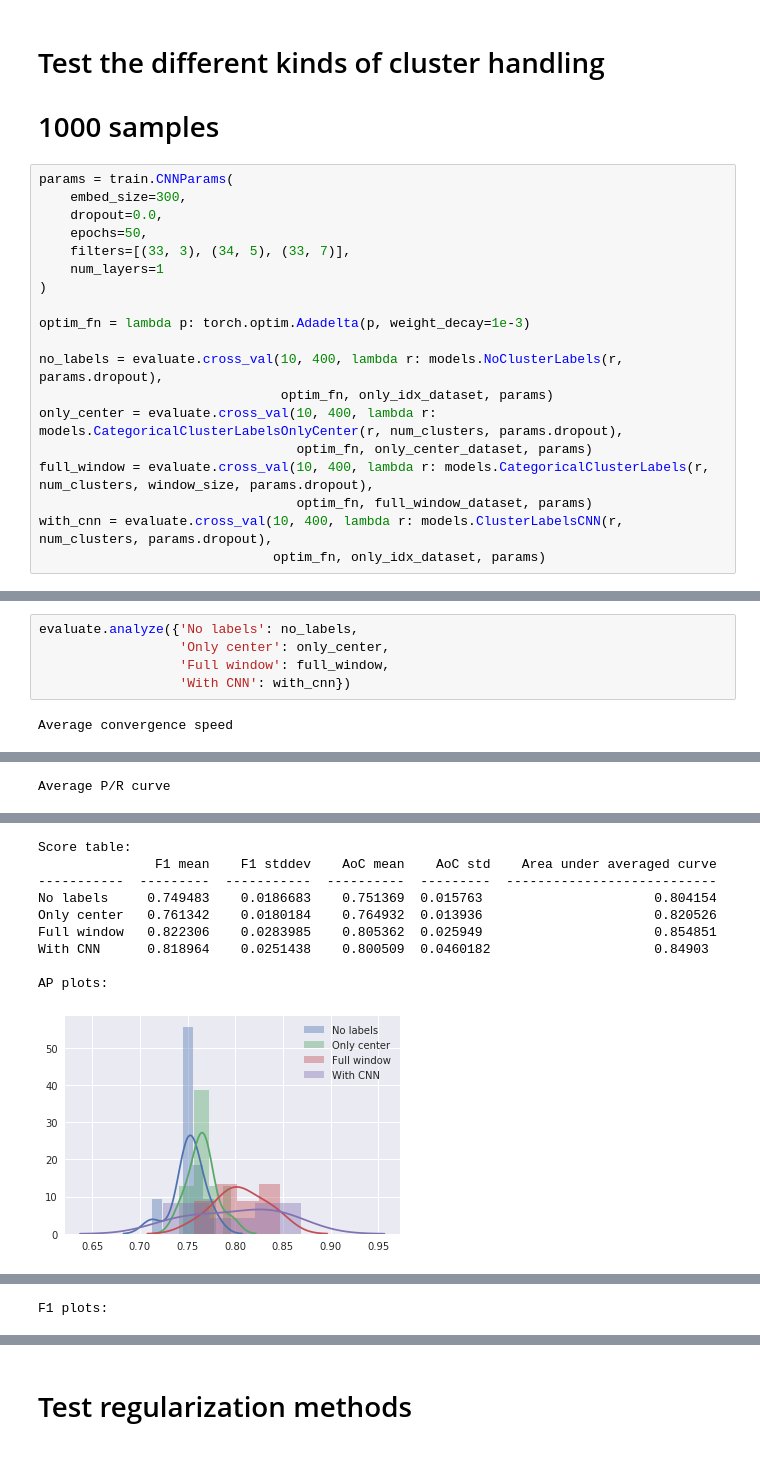
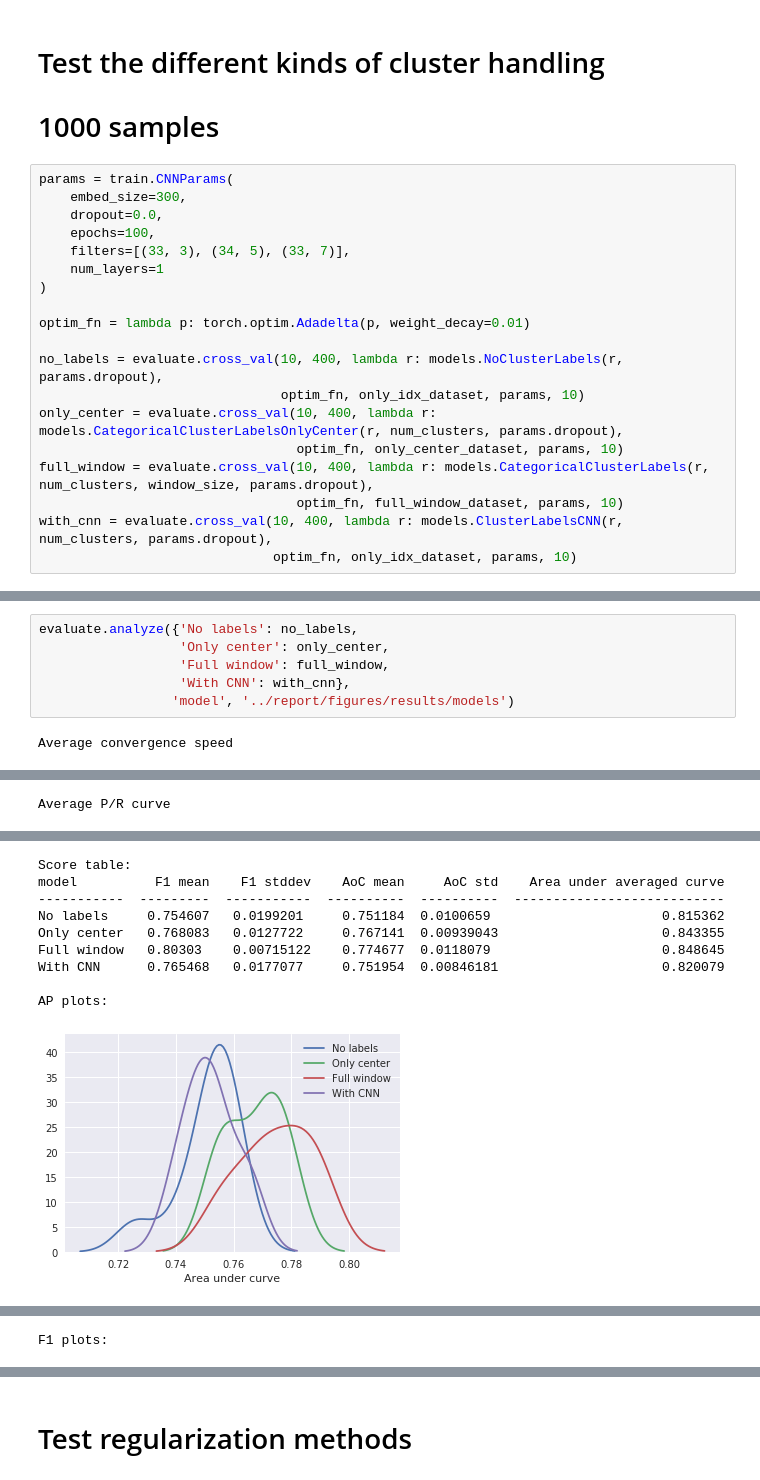
Before and after one commit to maarten990/masterthesis, a Jupyter notebook: experiments.ipynb, the cells around one changed output, grey strips where cells are left out. Drawn from its saved outputs; the diff is of its cells as text.

```diff
--- a/experiments.ipynb
+++ b/experiments.ipynb
@@ -64,18 +64,18 @@ Retrieved 584 positive samples, 28169 negative samples.
 params = train.CNNParams(
     embed_size=300,
     dropout=0.0,
-    epochs=50,
+    epochs=100,
     filters=[(33, 3), (34, 5), (33, 7)],
     num_layers=1
 )
 
-optim_fn = lambda p: torch.optim.Adadelta(p, weight_decay=1e-3)
+optim_fn = lambda p: torch.optim.Adadelta(p, weight_decay=0.01)
 
 no_labels = evaluate.cross_val(10, 400, lambda r: models.NoClusterLabels(r, params.dropout),
-                               optim_fn, only_idx_dataset, params)
+                               optim_fn, only_idx_dataset, params, 10)
 only_center = evaluate.cross_val(10, 400, lambda r: models.CategoricalClusterLabelsOnlyCenter(r, num_clusters, params.dropout),
-                                 optim_fn, only_center_dataset, params)
+                                 optim_fn, only_center_dataset, params, 10)
 full_window = evaluate.cross_val(10, 400, lambda r: models.CategoricalClusterLabels(r, num_clusters, window_size, params.dropout),
-                                 optim_fn, full_window_dataset, params)
+                                 optim_fn, full_window_dataset, params, 10)
 with_cnn = evaluate.cross_val(10, 400, lambda r: models.ClusterLabelsCNN(r, num_clusters, params.dropout),
-                              optim_fn, only_idx_dataset, params)
+                              optim_fn, only_idx_dataset, params, 10)
@@ -97,6 +83,7 @@ Training on 200 positives and 200 negatives, testing on 117 samples.
 evaluate.analyze({'No labels': no_labels,
                   'Only center': only_center,
                   'Full window': full_window,
-                  'With CNN': with_cnn})
+                  'With CNN': with_cnn},
+                 'model', '../report/figures/results/models')
 # %% [output]
 Average convergence speed
@@ -106,10 +93,10 @@ Average P/R curve
 Score table:
-               F1 mean    F1 stddev    AoC mean    AoC std    Area under averaged curve
------------  ---------  -----------  ----------  ---------  ---------------------------
-No labels     0.749483    0.0186683    0.751369  0.015763                      0.804154
-Only center   0.761342    0.0180184    0.764932  0.013936                      0.820526
-Full window   0.822306    0.0283985    0.805362  0.025949                      0.854851
-With CNN      0.818964    0.0251438    0.800509  0.0460182                     0.84903
+model          F1 mean    F1 stddev    AoC mean     AoC std    Area under averaged curve
+-----------  ---------  -----------  ----------  ----------  ---------------------------
+No labels     0.754607   0.0199201     0.751184  0.0100659                      0.815362
+Only center   0.768083   0.0127722     0.767141  0.00939043                     0.843355
+Full window   0.80303    0.00715122    0.774677  0.0118079                      0.848645
+With CNN      0.765468   0.0177077     0.751954  0.00846181                     0.820079
 
 AP plots:
-[figure, old version]
+[figure, new version]
```
Also changed, not shown: parts of 5 cells of this notebook, 4 other files.
